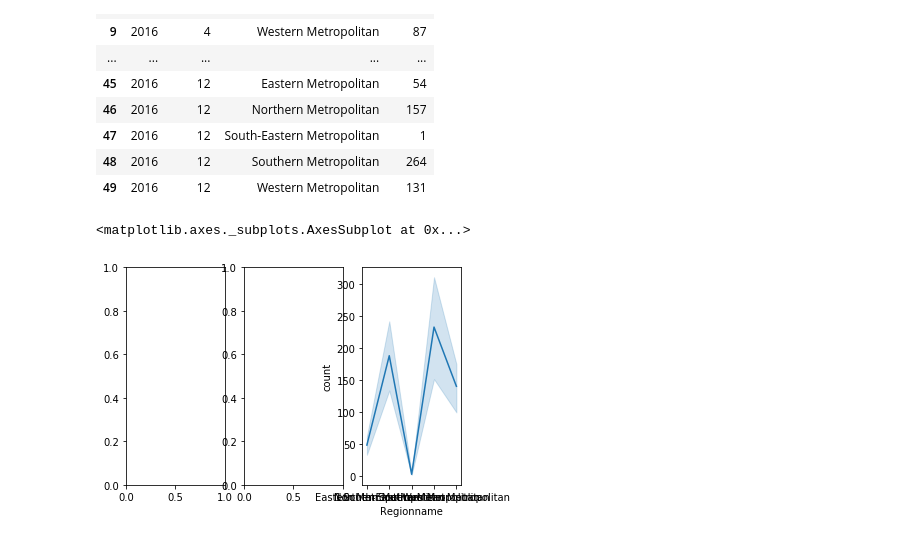
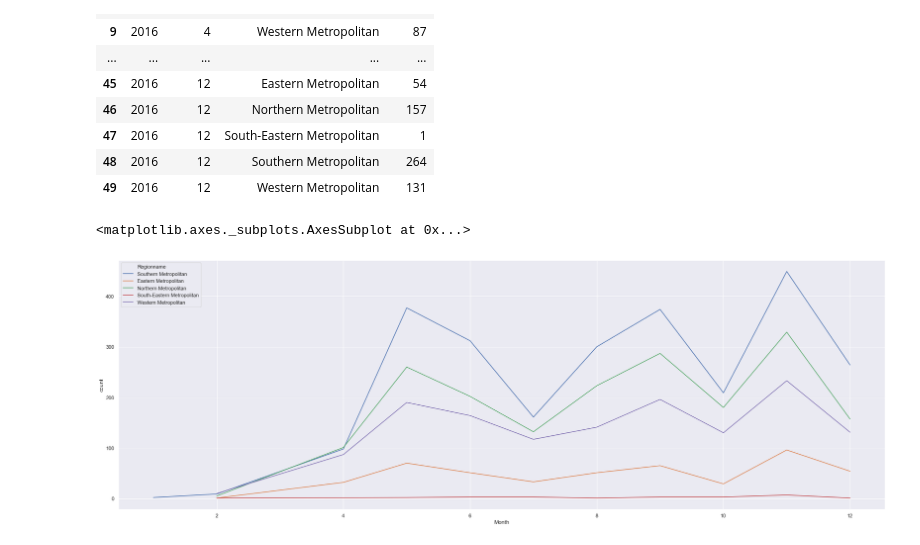
Before and after one commit to tche562/Project_DataAnalysis, a Jupyter notebook: Jupyter_DataA.ipynb, the cells around one changed output. Cells and saved outputs as stored; diff of their text form; code cells hidden in the pictures.

Commit message:
use case.docx preprocessing_2_Region,Month_Analysis

```diff
--- a/Jupyter_DataA.ipynb
+++ b/Jupyter_DataA.ipynb
@@ -172,10 +172,11 @@ df_region_sale_2016
 | 48 | 2016 | 12 | Southern Metropolitan | 264 |
 | 49 | 2016 | 12 | Western Metropolitan | 131 |
 # %%
-
-sns.lineplot(x='Regionname',y = 'count',data=df_region_sale_2016)
+plt.figure(figsize=(30, 10))
+sns.set(style="darkgrid")
+sns.lineplot(x='Month',y = 'count',hue = 'Regionname',data=df_region_sale_2016)
 # axs.set_xlabel('Regionname')
 # axs.set_ylabel('count')
 # %% [output]
 <matplotlib.axes._subplots.AxesSubplot at 0x...>
-[figure, old version]
+[figure, new version]
```
